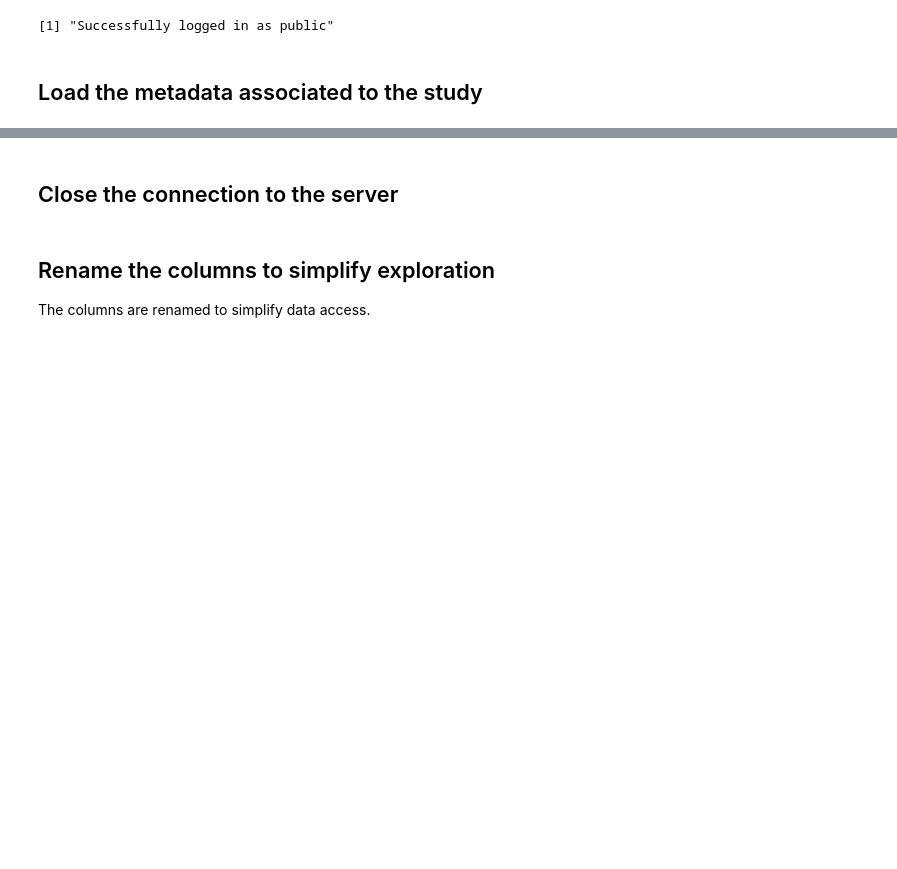
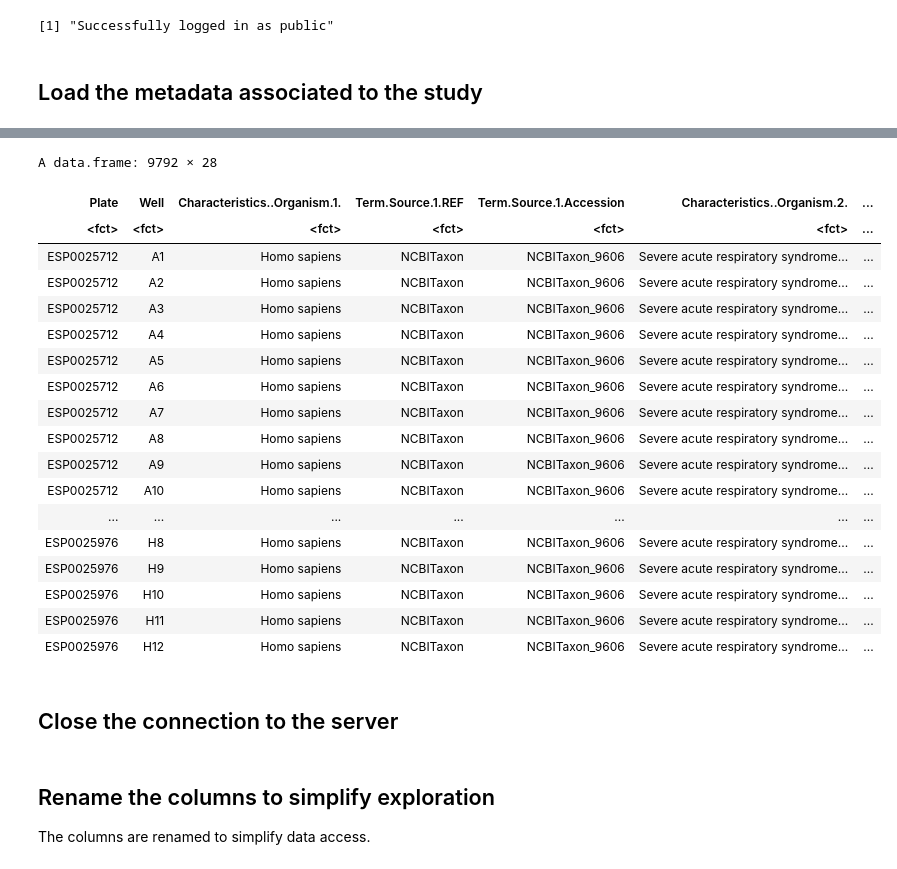
Before and after one commit to IDR/idr0094-ellinger-sarscov2, a Jupyter notebook: notebooks/idr0094-ic50.ipynb, the cells around one changed output, grey strips where cells are left out. Drawn from its saved outputs; the diff is of its cells as text; code cells hidden in the pictures; blank space fills up the shorter version.

Commit message:
load csv

```diff
--- a/notebooks/idr0094-ic50.ipynb
+++ b/notebooks/idr0094-ic50.ipynb
@@ -59,3 +28,32 @@ A data.frame: 9792 × 30
+# %%
+screen <- loadObject(server, "ScreenData", screenId)
+name <- screen@dataobject$getName()
+value <- strsplit(name, "/")[[1]][2]
+csv_name = paste(value, "/idr0094-", value, "-annotation.csv", sep="")
+
+setwd(path.expand('~'))
+df <- read.csv(csv_name)
+df
+# %% [output]
+A data.frame: 9792 × 28
+| Plate | Well | Characteristics..Organism.1. | Term.Source.1.REF | Term.Source.1.Accession | Characteristics..Organism.2. | ... |
+| <fct> | <fct> | <fct> | <fct> | <fct> | <fct> | ... |
+| ESP0025712 | A1 | Homo sapiens | NCBITaxon | NCBITaxon_9606 | Severe acute respiratory syndrome... | ... |
+| ESP0025712 | A2 | Homo sapiens | NCBITaxon | NCBITaxon_9606 | Severe acute respiratory syndrome... | ... |
+| ESP0025712 | A3 | Homo sapiens | NCBITaxon | NCBITaxon_9606 | Severe acute respiratory syndrome... | ... |
+| ESP0025712 | A4 | Homo sapiens | NCBITaxon | NCBITaxon_9606 | Severe acute respiratory syndrome... | ... |
+| ESP0025712 | A5 | Homo sapiens | NCBITaxon | NCBITaxon_9606 | Severe acute respiratory syndrome... | ... |
+| ESP0025712 | A6 | Homo sapiens | NCBITaxon | NCBITaxon_9606 | Severe acute respiratory syndrome... | ... |
+| ESP0025712 | A7 | Homo sapiens | NCBITaxon | NCBITaxon_9606 | Severe acute respiratory syndrome... | ... |
+| ESP0025712 | A8 | Homo sapiens | NCBITaxon | NCBITaxon_9606 | Severe acute respiratory syndrome... | ... |
+| ESP0025712 | A9 | Homo sapiens | NCBITaxon | NCBITaxon_9606 | Severe acute respiratory syndrome... | ... |
+| ESP0025712 | A10 | Homo sapiens | NCBITaxon | NCBITaxon_9606 | Severe acute respiratory syndrome... | ... |
+| ... | ... | ... | ... | ... | ... | ... |
+| ESP0025976 | H8 | Homo sapiens | NCBITaxon | NCBITaxon_9606 | Severe acute respiratory syndrome... | ... |
+| ESP0025976 | H9 | Homo sapiens | NCBITaxon | NCBITaxon_9606 | Severe acute respiratory syndrome... | ... |
+| ESP0025976 | H10 | Homo sapiens | NCBITaxon | NCBITaxon_9606 | Severe acute respiratory syndrome... | ... |
+| ESP0025976 | H11 | Homo sapiens | NCBITaxon | NCBITaxon_9606 | Severe acute respiratory syndrome... | ... |
+| ESP0025976 | H12 | Homo sapiens | NCBITaxon | NCBITaxon_9606 | Severe acute respiratory syndrome... | ... |
 # %% [markdown]
 ## Close the connection to the server
 # %%
```
Also changed, not shown: parts of 5 cells of this notebook.
